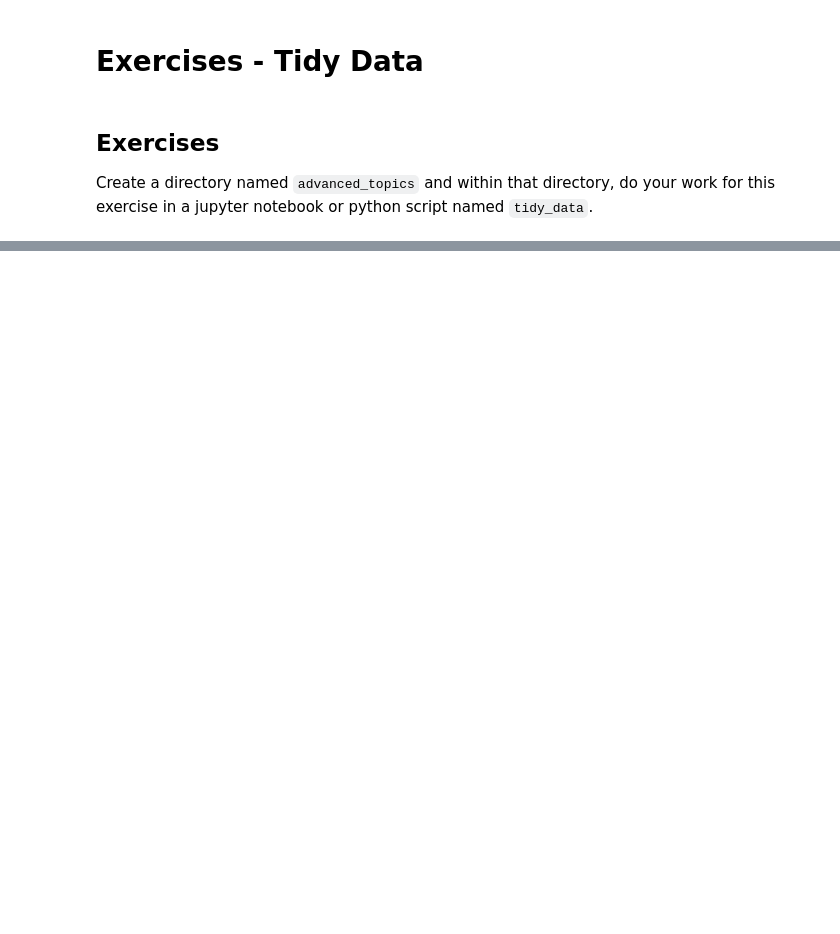
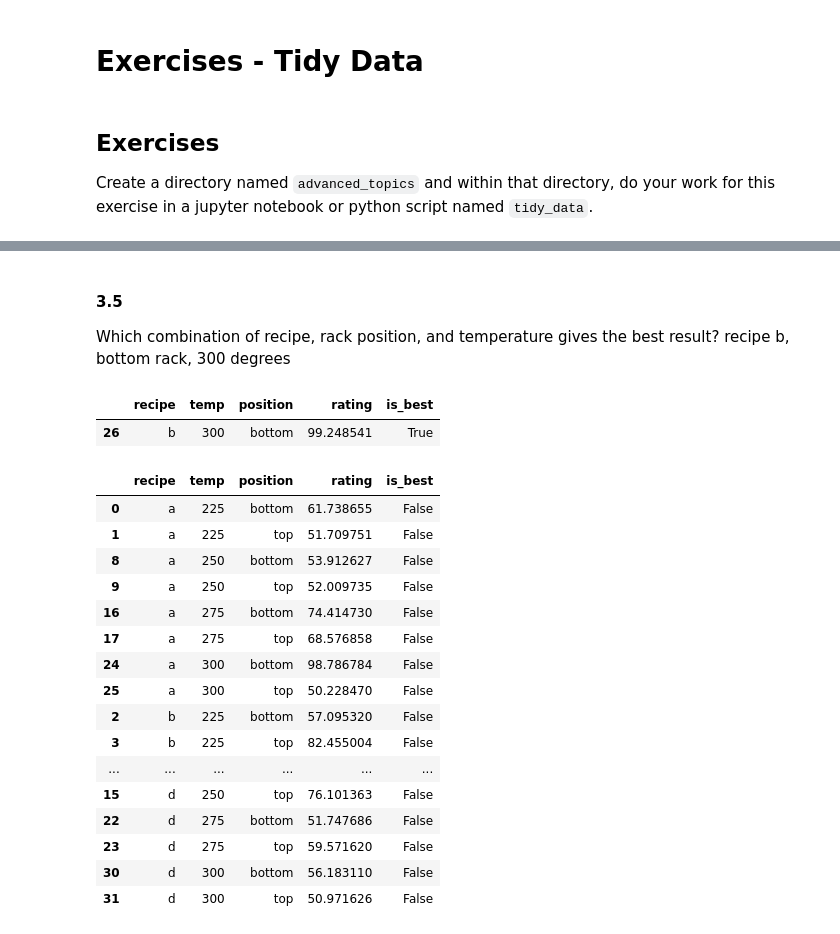
Before and after one commit to kjeliasen/ds-methodologies-exercises, a Jupyter notebook: advanced_topics/tidy_data.ipynb, the cells around one changed output, grey strips where cells are left out. Drawn from its saved outputs; the diff is of its cells as text; code cells hidden in the pictures; blank space fills up the shorter version.

Commit message:
tidy data exercises

```diff
--- a/advanced_topics/tidy_data.ipynb
+++ b/advanced_topics/tidy_data.ipynb
@@ -5,0 +9,2 @@
+# %%
+file_loc = './untidy_data/'
@@ -32,0 +147,3 @@
+# %%
+df_cake = pd.read_csv(file_loc + 'cake_recipes.csv')
+df_cake#.sample(5)
@@ -32,0 +163,11 @@
+# %%
+dft_cake = df_cake.melt(id_vars='recipe:position', var_name='temp', value_name='rating')
+dft_cake['recipe'] = dft_cake['recipe:position'].str.extract(r'^(.*):')
+dft_cake['position'] = dft_cake['recipe:position'].str.extract(r':(.*)$')
+dft_cake.drop(columns='recipe:position', inplace=True)
+dft_cake = dft_cake[['recipe', 'temp', 'position', 'rating']].sort_values(by=['recipe', 'temp', 'position'])
+
+# df3m['Year'] = df3m.variable.str.extract(r'^(\d+)')
+# df3m['Var'] = df3m.variable.str.extract(r'^\d+\s(.*)$')
+
+dft_cake
@@ -32,0 +226,30 @@
+# %% [markdown]
+<h4>3.5</h4>
+<p>Which combination of recipe, rack position, and temperature gives the best result? recipe b, bottom rack, 300 degrees</p>
+# %%
+dfs_all = dft_cake.copy()
+dfs_all['is_best'] = dfs_all.rating == max(dfs_all.rating)
+
+
+display(dfs_all[dfs_all['is_best']])
+display(dfs_all[dfs_all['is_best']==False])
+# %% [output]
+|  | recipe | temp | position | rating | is_best |
+| 26 | b | 300 | bottom | 99.248541 | True |
+|  | recipe | temp | position | rating | is_best |
+| 0 | a | 225 | bottom | 61.738655 | False |
+| 1 | a | 225 | top | 51.709751 | False |
+| 8 | a | 250 | bottom | 53.912627 | False |
+| 9 | a | 250 | top | 52.009735 | False |
+| 16 | a | 275 | bottom | 74.414730 | False |
+| 17 | a | 275 | top | 68.576858 | False |
+| 24 | a | 300 | bottom | 98.786784 | False |
+| 25 | a | 300 | top | 50.228470 | False |
+| 2 | b | 225 | bottom | 57.095320 | False |
+| 3 | b | 225 | top | 82.455004 | False |
+| ... | ... | ... | ... | ... | ... |
+| 15 | d | 250 | top | 76.101363 | False |
+| 22 | d | 275 | bottom | 51.747686 | False |
+| 23 | d | 275 | top | 59.571620 | False |
+| 30 | d | 300 | bottom | 56.183110 | False |
+| 31 | d | 300 | top | 50.971626 | False |
```
Also changed, not shown: parts of 27 cells of this notebook.
